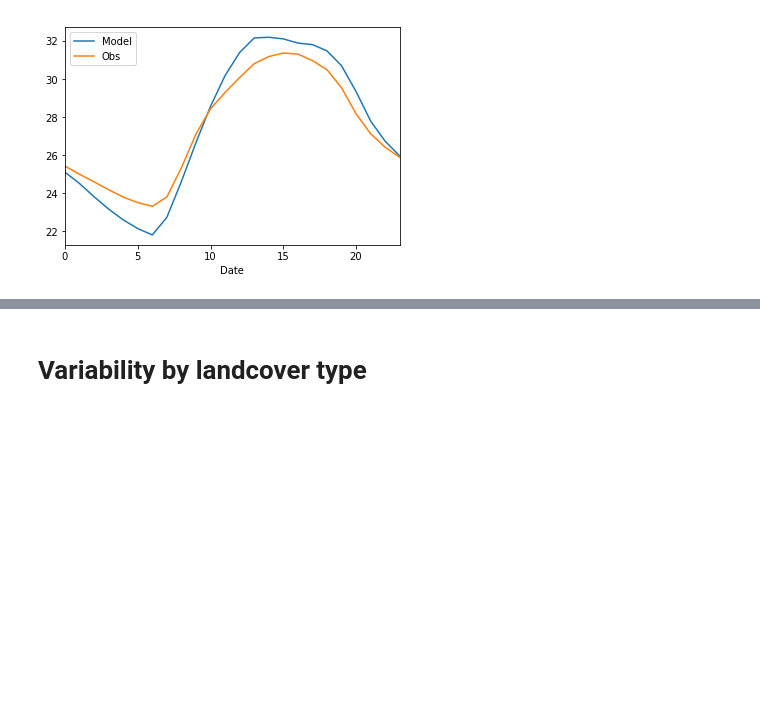
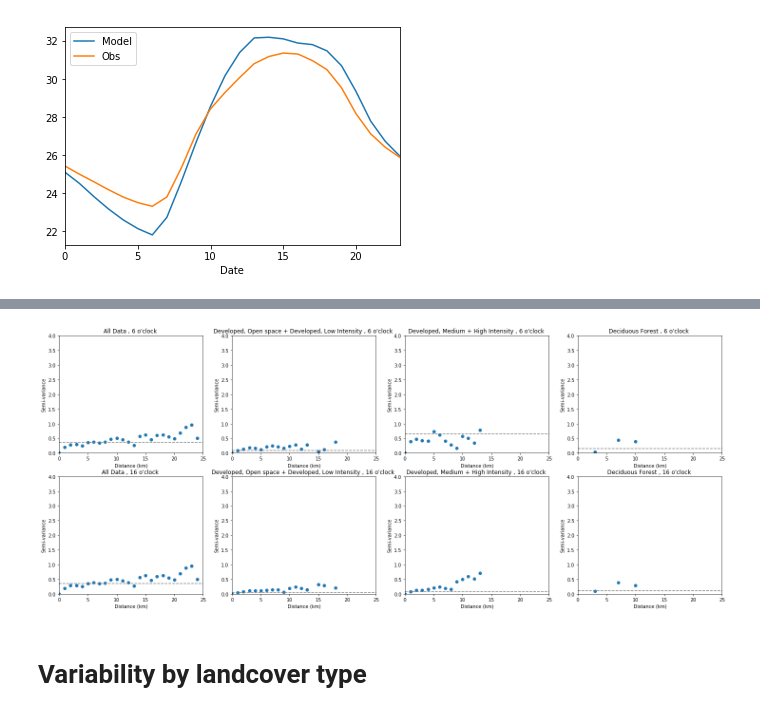
Before and after one commit to gottscott/finalthesischapter, a Jupyter notebook: ModelledCharacteristicsBaltimoreUHI.ipynb, the cells around one changed output, grey strips where cells are left out. Cells and saved outputs as stored; diff of their text form; code cells hidden in the pictures; blank space fills up the shorter version.

```diff
--- a/ModelledCharacteristicsBaltimoreUHI.ipynb
+++ b/ModelledCharacteristicsBaltimoreUHI.ipynb
@@ -291,2 +383,60 @@ plt.legend(['Model', 'Obs'],loc=2)
+# %%
+r_earth = 6371
+pts_df = pts.T.to_pandas()
+pts_df.index = meta['location:Longitude'].dropna().index
+labels = ['All Data', 'Developed, Open space + Developed, Low Intensity',
+ 'Developed, Medium + High Intensity',
+# 'Developed, High Intensity',
+ 'Deciduous Forest']
+fig =plt.figure(figsize=[25,10])
+iii = 1
+for hr in [6,16]:
+    locations0 = pts_df.values
+    data0 = model.mean().values
+
+    locations1 = pts_df.loc[lcc[(lcc.LCC>=23) & (lcc.LCC <=24)].index].values
+    data1 =  model[model.index.hour==hr][lcc[(lcc.LCC>=23) & (lcc.LCC <=24)].index].mean().values
+
+#     locations2 = pts_df.loc[lcc[lcc.LCC ==24].index].values
+#     data2 =  model[lcc[lcc.LCC ==24].index].mean().values
+
+    locations3 = pts_df.loc[lcc[(lcc.LCC>=25) & (lcc.LCC <=26)].index].values
+    data3 =  model[model.index.hour==hr][lcc[(lcc.LCC>=25) & (lcc.LCC <=26)].index].mean().values
+
+#     locations4 = pts_df.loc[lcc[lcc.LCC ==26].index].values
+#     data4 =  model[lcc[lcc.LCC ==26].index].mean().values
+
+    locations5 = pts_df.loc[lcc[lcc.LCC ==28].index].values
+    data5 =  model[model.index.hour==hr][lcc[lcc.LCC ==28].index].mean().values
+
+    hs = np.linspace(0,25,26)
+    bandwidth =1# np.abs(hs[1]-hs[0])
+
+
+    for data,locations,label in zip([data0,data1, data3, data5], [locations0,locations1,locations3,locations5], labels):
+        N = data.shape[0]
+        ax = plt.subplot(2,4,iii)
+        semivariogram = pd.DataFrame(index = hs, columns= ['semivariogram'])
+        for h in hs:
+            Z = []
+            for i in range(N):
+                for j in range(i+1,N):
+                    #distances[i,j] = scipy.spatial.distance.euclidean(locations[i,:], locations[j,:])/360*2*np.pi*r_earth
+                    distance = scipy.spatial.distance.euclidean(locations[i,:], locations[j,:])#/360*2*np.pi*r_earth
+                    if (distance >= h) and (distance< h+bandwidth):
+                        Z.append(np.abs(data[i] - data[j]))
+            semivariogram.loc[h, 'semivariogram']= np.sum(Z)/(2.0*len(Z))
+        ax.scatter(semivariogram.index, semivariogram.semivariogram)
+        ax.axhline(data.var(), linestyle ='--', color = 'gray')
+        ax.set_title('%s , %i o\'clock '%(label,hr))
+        ax.set_xlabel('Distance (km)')
+        ax.set_ylabel('Semi-variance')
+        ax.set_ylim([0,4])
+        ax.set_xlim([0,25])
+
+        iii = iii+1
+plt.savefig('figures/spatialvariability_model.png')
+# %% [output]
+[figure, added]
 # %% [markdown]
 # Variability by landcover type
```
Also changed, not shown: parts of 26 cells of this notebook, 1 other file.
